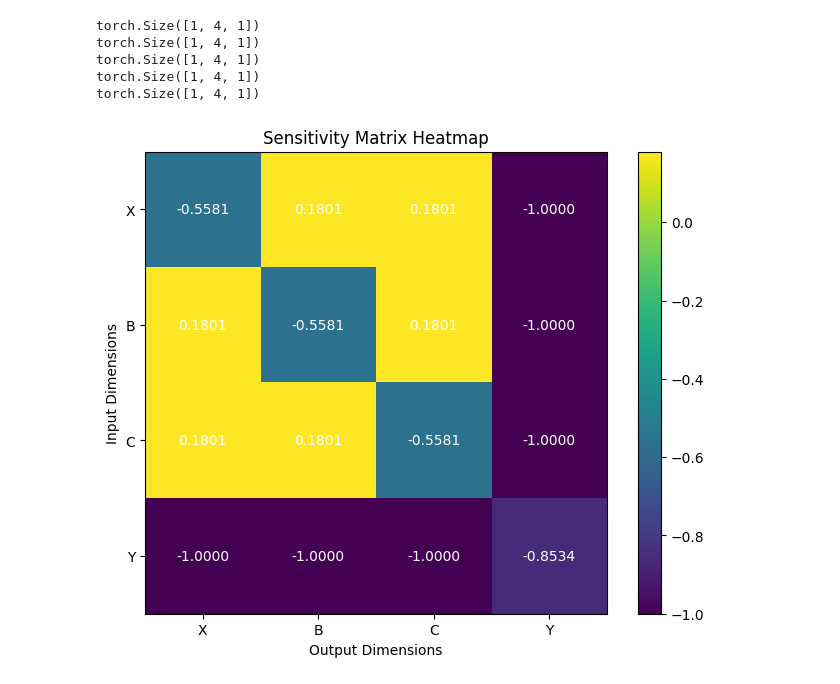
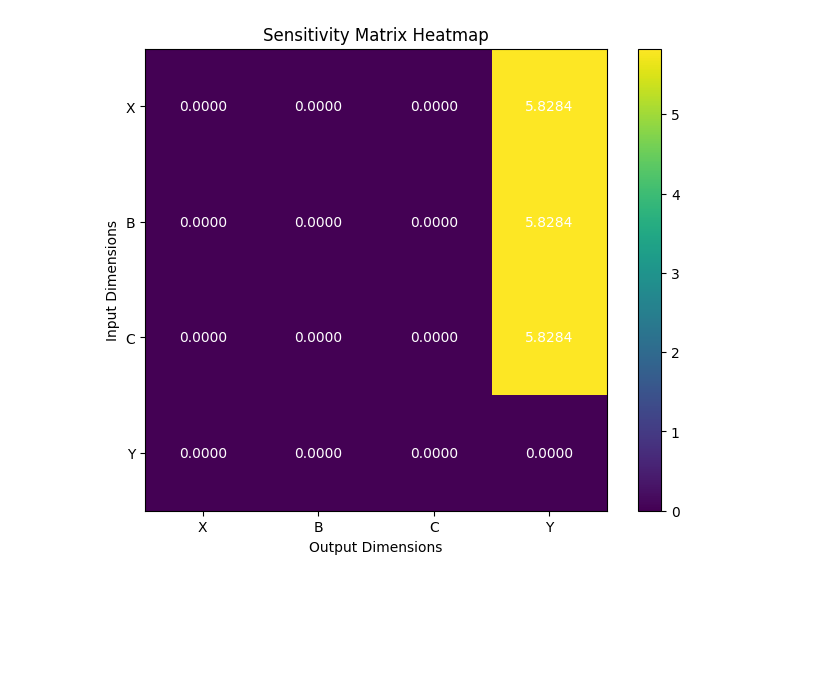
Before and after one commit to matthewvowels1/Causal_Transformer, a Jupyter notebook: CaT/perturbation_graph.ipynb, the cells around one changed output. Cells and saved outputs as stored; diff of their text form; code cells hidden in the pictures; blank space fills up the shorter version.

```diff
--- a/CaT/perturbation_graph.ipynb
+++ b/CaT/perturbation_graph.ipynb
@@ -25,8 +25,8 @@ device = 'cuda'
 dropout_rate = 0.0
 learning_rate = 5e-3
 ff_n_embed = 4
-num_heads = 1
-n_layers = 1
+num_heads = 2
+n_layers = 2
 head_size = 4
 d = 1
 
@@ -94,10 +94,14 @@ model = CaT(input_dim=input_dim,
                 var_types=var_types,
                 ).to(device)
 # %%
-def input_output_sensitivity_matrix(input, model, epsilon=1.0):
+def input_output_sensitivity_matrix(input, model, epsilon=100.0, full=True):
     model.eval()
     input = input.detach().clone()
-    original_output, _, _ = model(X=input, targets=input, shuffling=False)
+
+    if full:
+        original_output, _, _ = model(X=input, targets=input, shuffling=False)
+    else:
+        original_output = model(X=input)
 
     sensitivity_matrix = torch.zeros((input.size(1), original_output.size(1)))
 
@@ -105,44 +109,42 @@ def input_output_sensitivity_matrix(input, model, epsilon=1.0):
         perturbed_input = input.clone()
         perturbed_input[0, i] += epsilon
 
-        perturbed_output, _, _ = model(X=perturbed_input, targets=perturbed_input, shuffling=False)
+        if full:
+            perturbed_output, _, _ = model(X=perturbed_input, targets=perturbed_input, shuffling=False)
+        else:
+            perturbed_output = model(X=perturbed_input)
 
         output_difference = perturbed_output - original_output
 
-        sensitivity_matrix[i, :] = output_difference.view(-1)
+        sensitivity_matrix[i, :] = torch.abs(output_difference.view(-1))
 
     return sensitivity_matrix
 
 
 def normalize_matrix_abs(sensitivity_matrix):
-    # Avoid division by zero by using np.where
-    row_max = np.max(np.abs(sensitivity_matrix), axis=1, keepdims=True)
-    normalized_matrix = np.where(row_max != 0, sensitivity_matrix / row_max, 0)
-    return normalized_matrix
+    # # Avoid division by zero by using np.where
+    # row_max = np.max(np.abs(sensitivity_matrix), axis=1, keepdims=True)
+    # sensitivity_matrix = np.where(row_max != 0, sensitivity_matrix / row_max, 0)
+    return sensitivity_matrix
 
 
 xb = get_batch(train_data=train_data, val_data=val_data, split='train', device=device, batch_size=1) * 0.0 + 1
 sensitivity_matrix = normalize_matrix_abs(input_output_sensitivity_matrix(xb, model).detach().cpu().numpy())
 
 plt.figure(figsize=(8, 6))
 plt.imshow(sensitivity_matrix, cmap='viridis', interpolation='nearest')
 plt.colorbar()
 
 for i in range(sensitivity_matrix.shape[0]):
     for j in range(sensitivity_matrix.shape[1]):
         plt.text(j, i, f'{sensitivity_matrix[i, j]:.4f}', ha='center', va='center', color='white')
 
 plt.xlabel('Output Dimensions')
 plt.ylabel('Input Dimensions')
 plt.title('Sensitivity Matrix Heatmap')
 plt.xticks(ticks=np.arange(len(var_names)), labels=var_names)
 plt.yticks(ticks=np.arange(len(var_names)), labels=var_names)
 # Display the plot
 plt.show()
 # %% [output]
-torch.Size([1, 4, 1])
-torch.Size([1, 4, 1])
-torch.Size([1, 4, 1])
-torch.Size([1, 4, 1])
-torch.Size([1, 4, 1])
-[figure, old version]
+[figure, new version]
```
Also changed, not shown: 3 other files.
